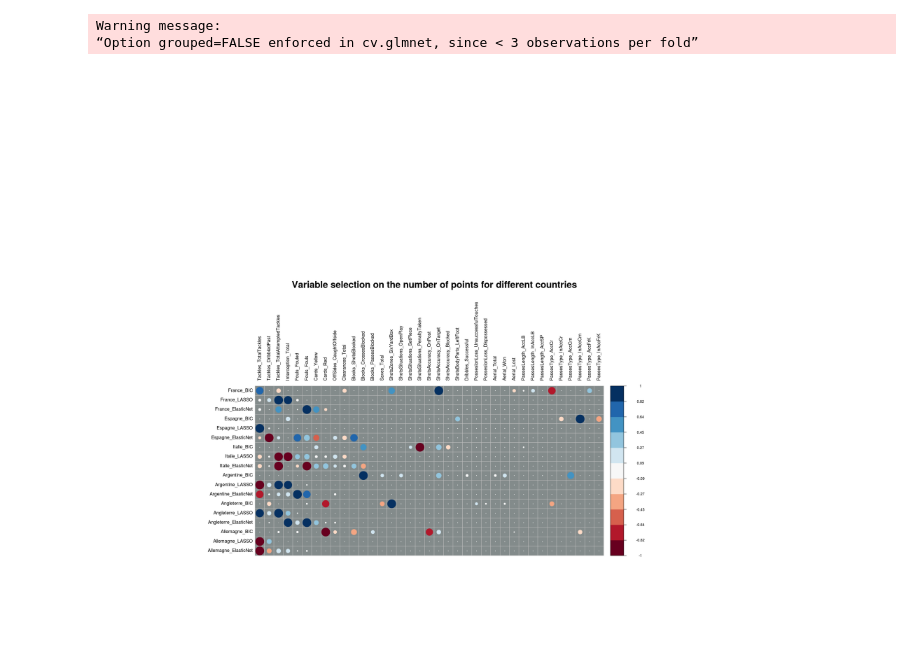
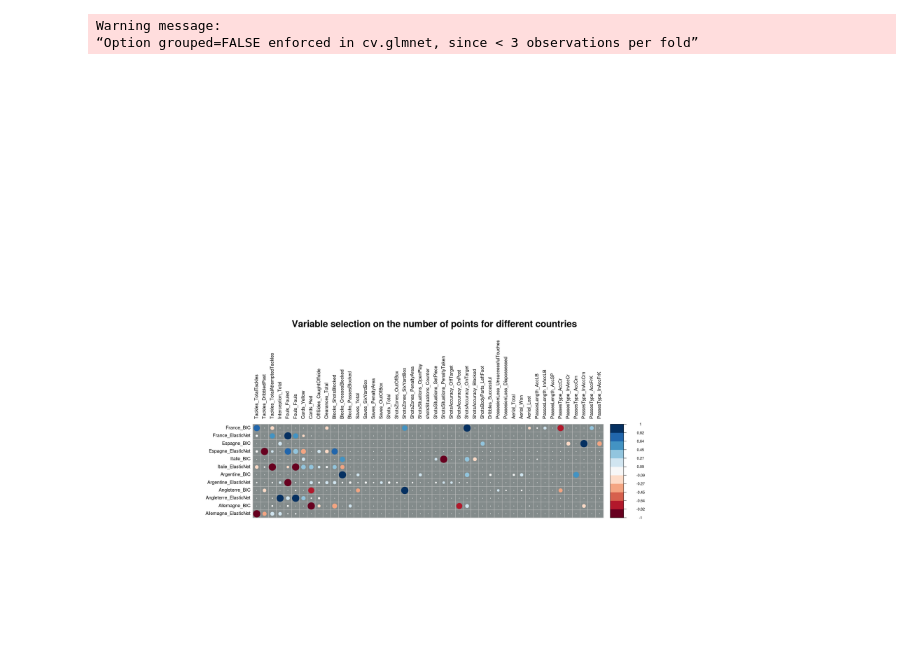
Before and after one commit to CamilleBichet/Projet_Foot_5A, a Jupyter notebook: Selection_de_variables.ipynb, the cells around one changed output. Drawn from its saved outputs; the diff is of its cells as text; code cells hidden in the pictures.

```diff
--- a/Selection_de_variables.ipynb
+++ b/Selection_de_variables.ipynb
@@ -651,13 +636,14 @@ for (i in 2:length(df.variables.pays)){
     m = max(abs(df.variables.pays[,i]))
     df.variables.pays[,i] = df.variables.pays[,i]/m
 }
+df2 = df.variables.pays[,-c(3,6,9,12,15,18)]
 # %%
-df.pays.sans_zeros = df.variables.pays[rowSums(df.variables.pays[,2:19]^2) > 0, ]
-mat.pays = data.matrix(df.pays.sans_zeros[,2:19])
+df.pays.sans_zeros = df2[rowSums(df2[,2:13]^2) > 0, ]
+mat.pays = data.matrix(df.pays.sans_zeros[,2:13])
 # %%
 rownames(mat.pays) = df.pays.sans_zeros$Noms
 options(repr.plot.width=20, repr.plot.height=20)
 corrplot(t(mat.pays), is.corr = FALSE, method = "circle", tl.col = 1, bg = "azure4", col = brewer.pal(n = 11, name = "RdBu"))
-title("                                         Variable selection on the number of points for different countries", line = -35, cex.main = 2)
+title("                                         Variable selection on the number of points for different countries", line = -42, cex.main = 2)
 # %% [output]
-[figure, old version]
+[figure, new version]
```
Also changed, not shown: parts of 7 cells of this notebook.
